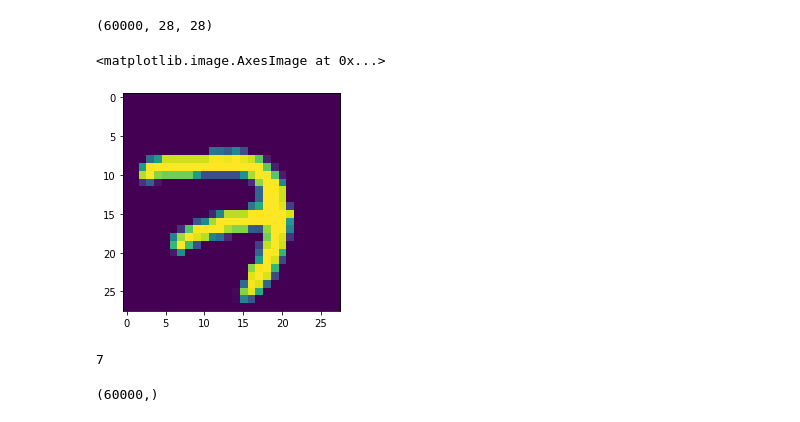
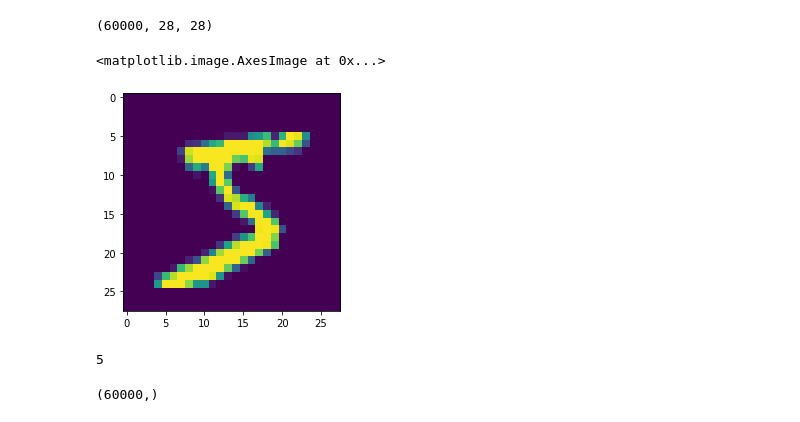
Before and after one commit to Ali-T-Ibrahim/dl-practice, a Jupyter notebook: CNN/MNIST_CNN.ipynb, the cells around one changed output. Cells and saved outputs as stored; diff of their text form; code cells hidden in the pictures.

```diff
--- a/CNN/MNIST_CNN.ipynb
+++ b/CNN/MNIST_CNN.ipynb
@@ -15,15 +19,17 @@ from tensorflow.keras.datasets import mnist
 X_train.shape
 # %% [output]
 (60000, 28, 28)
+# %%
+example_img = X_train[0]
 # %%
-plt.imshow(X_train[5000])
+plt.imshow(example_img)
 # %% [output]
 <matplotlib.image.AxesImage at 0x...>
-[figure, old version]
+[figure, new version]
 # %%
-y_train[5000]
+y_train[0]
 # %% [output]
-7
+5
 # %%
 y_train.shape
 # %% [output]
```
Also changed, not shown: parts of 53 cells of this notebook.
